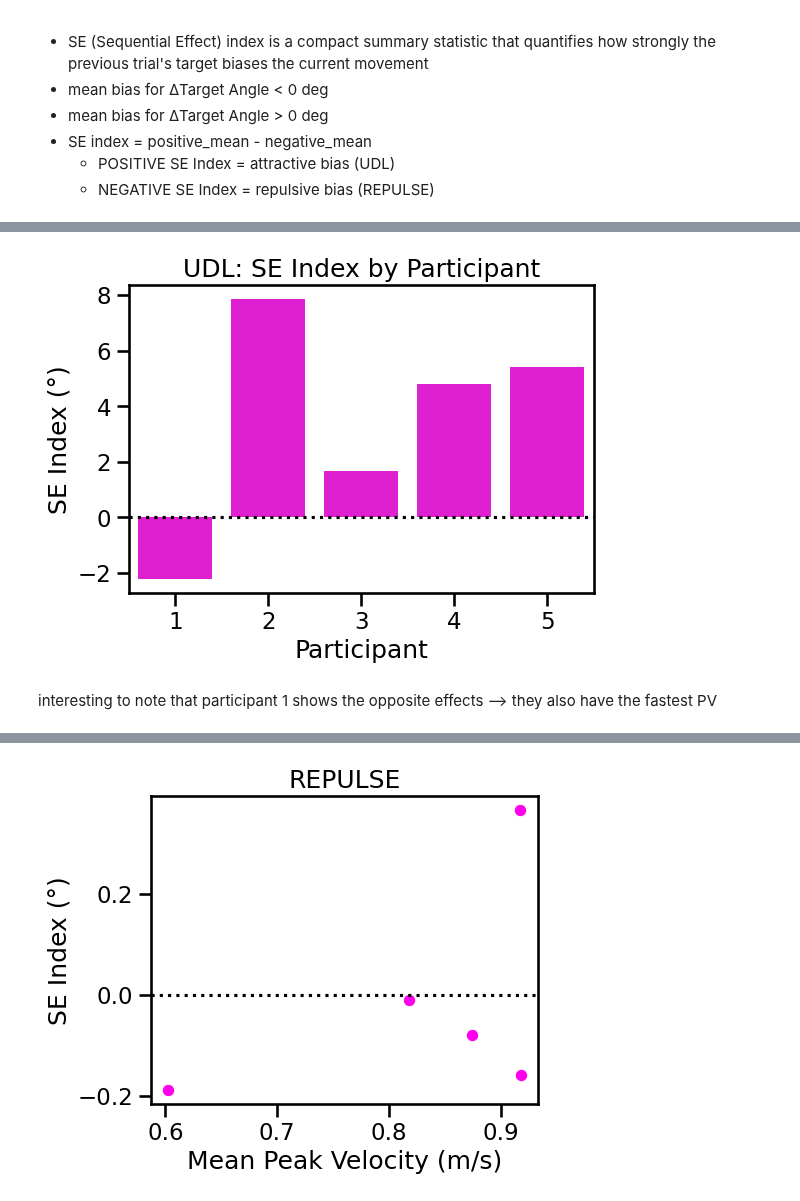
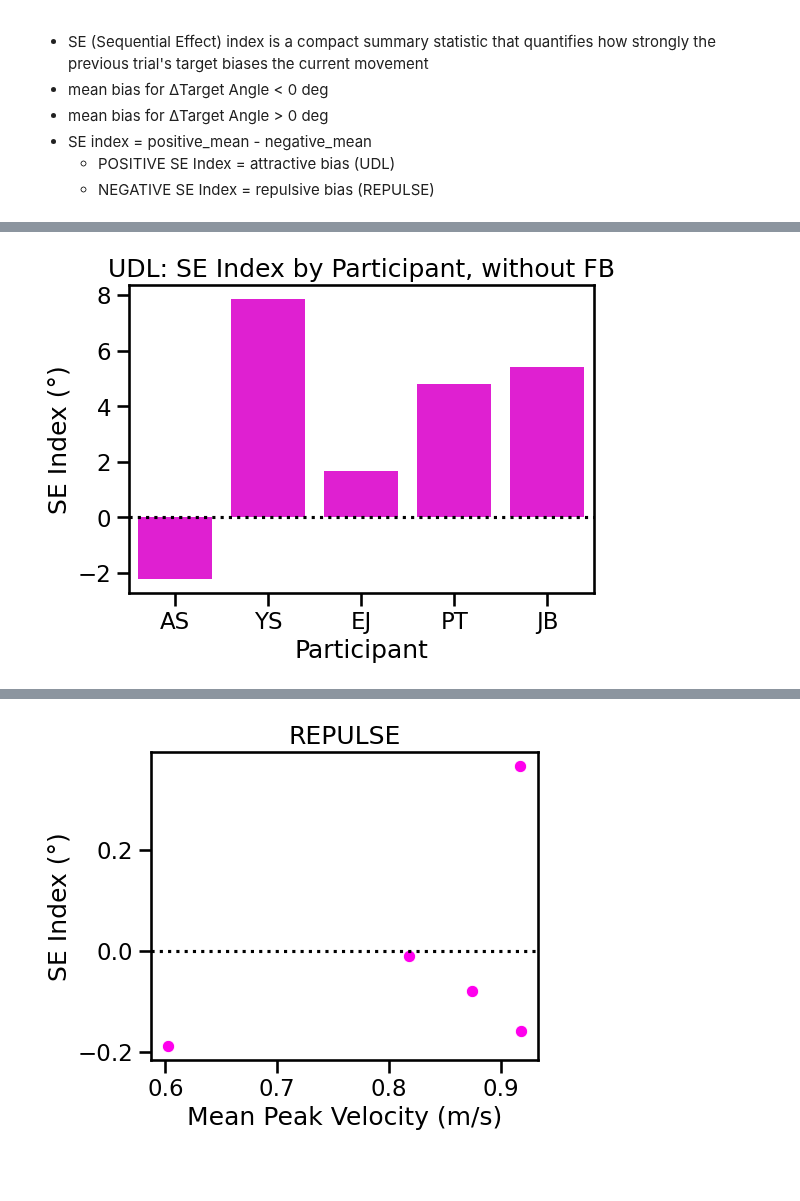
Before and after one commit to abbysun4/UDLR_study, a Jupyter notebook: UDLR_ver1/scripts/analysis_script_pilot_withoutFB.ipynb, the cells around one changed output, grey strips where cells are left out. Drawn from its saved outputs; the diff is of its cells as text; code cells hidden in the pictures; blank space fills up the shorter version.

```diff
--- a/UDLR_ver1/scripts/analysis_script_pilot_withoutFB.ipynb
+++ b/UDLR_ver1/scripts/analysis_script_pilot_withoutFB.ipynb
@@ -186,8 +204,9 @@ df['target_angle_diff'] = df['target_angle_diff'].round().astype('Int64')
 # %%
 repulse_mask = (
     (df['TN'] >= epochs['repulse'][0]) & (df['TN'] <= epochs['repulse'][1]) &
-    (~df['mt'].isna()) & # take the median of the RT and MT and mean of the medians
+    (~df['mt'].isna()) &
     (df['rt'] > 0.5) &
+    (df["target_angle_diff"].abs() <= 90) &
     (np.abs(df['theta_pv']) < 60)
 )
 
@@ -199,7 +218,6 @@ subject_means_repulse = (
     .mean()
     .reset_index()
 )
-
 
 fig, ax = plt.subplots(figsize=(10,4))
 sns.pointplot(
@@ -227,14 +245,14 @@ sns.pointplot(
     y='corrected_repulse_theta_pv',
     estimator='mean',
     errorbar=('ci',95),
-    #color='black',
+    # color='black',
     ax=ax2
 )
 sns.stripplot(
     data=subject_means_repulse,
     x='target_angle_diff',
     y='corrected_repulse_theta_pv',
-    color='black',
+    # color='black',
     alpha=0.7,
     jitter=0.15,
     size=5,
@@ -269,11 +287,13 @@ df_udl_constrained = (
 ).copy()
 
 df_udl_constrained = df_udl_constrained.loc[df_udl_constrained['feedback'] == 0]
+
 # change so it stores the probe column??
 # Split target_angle == 150 and everything else
 df_target_150 = df_udl_constrained[df_udl_constrained['target_angle'] == 150].copy()
 df_other = df_udl_constrained[df_udl_constrained['target_angle'] != 150].copy()
 # Randomly keep 16 of the target_angle == 150 rows (will use PROBE LATER!!)
+
 df_target150_keep = (
     df_target_150
     .groupby('SN', group_keys=False)
@@ -289,8 +309,8 @@ df_udl_constrained = (
 
 subject_means = df_udl_constrained.groupby(['SN', 'target_angle_diff'])['corrected_repulse_theta_pv'].mean().reset_index()
 
-# plot graph for one participant
-subject_num = 2
+# plot graph for one participant (everything is hardcoded right now)
+subject_num = 4
 fig, ax = plt.subplots(figsize=(10,4))
 sns.pointplot(
     data=df_udl_constrained[df_udl_constrained['SN']==subject_num],
@@ -306,7 +326,7 @@ ax.tick_params(axis='x', labelsize=14)
 ax.tick_params(axis='y', labelsize=14)
 plt.xlabel(r'$\Delta$ Target Angle')
 plt.ylabel('Corrected Bias')
-plt.title(f'Participant {subject_num} UDL')
+plt.title('without FB, YS')
 
 # plot graph for group level
 fig, ax = plt.subplots(figsize=(10,4))
@@ -324,28 +344,20 @@ sns.stripplot(
     data=subject_means,
     x='target_angle_diff',
     y='corrected_repulse_theta_pv',
-    color='green',
+    #color='green',
     alpha=0.7,
     jitter=0.15,
     size=5,
     ax=ax
 )
 
-# sns.stripplot(
-#     data=subject_means[subject_means['SN']==5],
-#     x='target_angle_diff',
-#     y='corrected_repulse_theta_pv',
-#     color='red',
-#     alpha=0.7,
-#     jitter=0.15,
-#     size=5,
-#     ax=ax
-# )
-
 ax.axhline(0, color='black', linestyle=':')
 ax.tick_params(axis='x', labelsize=14)
 ax.tick_params(axis='y', labelsize=14)
+plt.title('without FB')
 plt.xlabel(r'$\Delta$ Target Angle')
 plt.ylabel('Corrected Bias')
+
+# plt.savefig('withoutFB.png', dpi=600, bbox_inches='tight')
 # %% [output]
 Text(0, 0.5, 'Corrected Bias')
@@ -1144,13 +1154,15 @@ Text(0, 0.5, 'Corrected Bias')
 # %%
 repulse_all = se_df[se_df["Condition"] == "REPULSE"]
 udl_all = se_df[se_df["Condition"] == "UDL"]
+
+subjects = ["AS", "YS", "EJ", "PT", "JB"]
 
 # REPULSE
 fig, ax = plt.subplots(figsize=(6,4))
 
 sns.barplot(
     data=repulse_all,
-    x="SN",
+    x= subjects,
     y="SE_index",
     errorbar=None,
     ax=ax
@@ -1167,7 +1179,7 @@ plt.show()
 fig, ax = plt.subplots(figsize=(6,4))
 sns.barplot(
     data=udl_all,
-    x="SN",
+    x=subjects,
     y="SE_index",
     errorbar=None,
     ax=ax
@@ -1176,7 +1188,8 @@ sns.barplot(
 ax.axhline(0, color="black", linestyle=":")
 ax.set_xlabel("Participant")
 ax.set_ylabel("SE Index (°)")
-ax.set_title("UDL: SE Index by Participant")
+# ax.set_title("UDL: SE Index by Participant")
+ax.set_title("UDL: SE Index by Participant, without FB")
 
 plt.show()
 # %% [output]
@@ -1184,6 +1197,4 @@ plt.show()
-[figure, old version]
+[figure, new version]
-# %% [markdown]
-interesting to note that participant 1 shows the opposite effects --> they also have the fastest PV
 # %%
 se_repulse = calculate_se_index(df_repulse, "corrected_repulse_theta_pv")
 se_repulse_slow = calculate_se_index(df_repulse_slow, "corrected_repulse_theta_pv")
```
Also changed, not shown: parts of 29 cells of this notebook, 4 other files.
